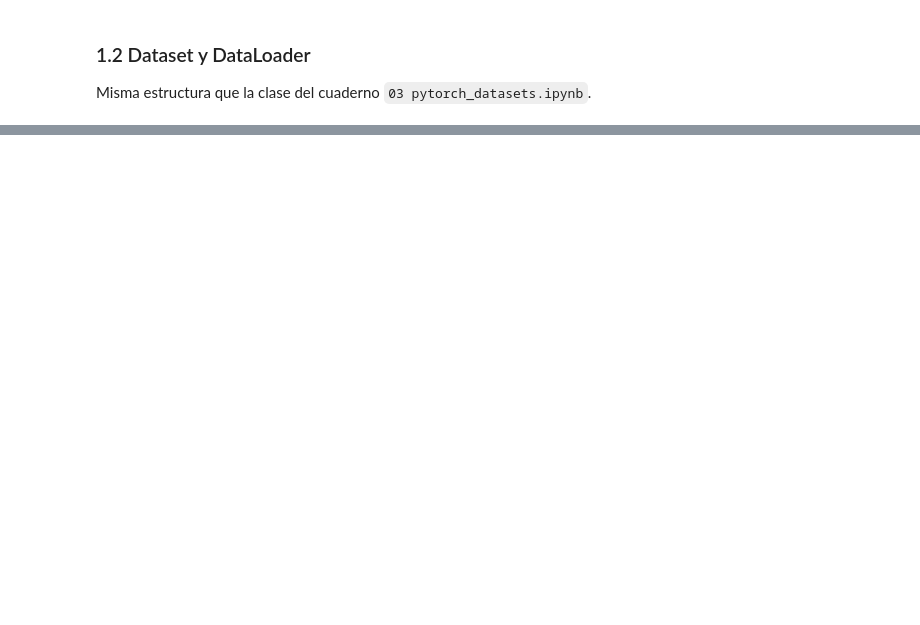
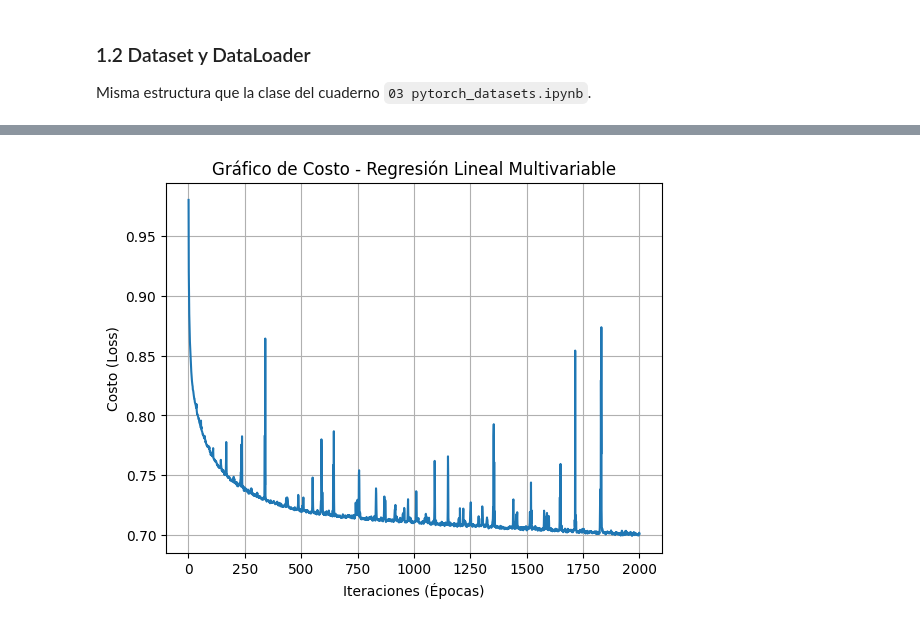
Before and after one commit to Aguilar-Choque-Marbin/LAB5-SIS420-PYTORCH, a Jupyter notebook: Laboratorio_5_PyTorch.ipynb, the cells around one changed output, grey strips where cells are left out. Drawn from its saved outputs; the diff is of its cells as text; code cells hidden in the pictures; blank space fills up the shorter version.

Commit message:
docs: añadiendo graficas de precision y comentarios explicativos por linea

```diff
--- a/Laboratorio_5_PyTorch.ipynb
+++ b/Laboratorio_5_PyTorch.ipynb
@@ -93,72 +138,88 @@ print("DataLoaders creados correctamente.")
 import matplotlib.pyplot as plt
 
 # --- 1.3 Diseño del Modelo (Deep Learning - Multicapa) ---
-# n es el número de características. Lo sacamos del shape de X_train
+# Extraemos el número total de características (columnas) de X_train para saber cuántas entradas tendrá la red
 D_in = X_train.shape[1]
-H1 = 100 # Primera capa oculta
-H2 = 50  # Segunda capa oculta
-D_out = 1 # Salida: 'shares'
+# Definimos 50 neuronas para la primera capa oculta (este número se elige experimentando para darle capacidad de aprender al modelo)
+H1 = 50
+# Definimos 1 neurona de salida porque queremos predecir un solo valor numérico continuo (los "shares")
+D_out = 1
 
-# Utilizamos nn.Sequential con capas ocultas y funciones de activación ReLU
+# Creamos el modelo usando nn.Sequential, que apila las capas en orden consecutivo
 model_reg = torch.nn.Sequential(
+    # Primera capa lineal (Capa de entrada a Capa Oculta). Aplica la fórmula: y = xA^T + b
     torch.nn.Linear(D_in, H1),
+    # Función de activación ReLU (Rectified Linear Unit). Convierte números negativos a 0. Ayuda a aprender relaciones no lineales.
     torch.nn.ReLU(),
-    torch.nn.Linear(H1, H2),
-    torch.nn.ReLU(),
-    torch.nn.Linear(H2, D_out)
-).to(device)
+    # Segunda capa lineal (Capa Oculta a Capa de Salida). Toma las 50 neuronas y las condensa en 1 salida.
+    torch.nn.Linear(H1, D_out)
+).to(device) # .to(device) envía toda la red a la memoria de la Tarjeta Gráfica (GPU) o Procesador calculada antes
 
 # --- 1.4 Optimizador y Función de Pérdida ---
-# Para regresión (números continuos) la regla es usar el Error Cuadrático Medio (MSELoss)
+# Definimos la función de pérdida (Costo) como Error Cuadrático Medio. Excelente para problemas de regresión porque penaliza errores grandes.
 criterion = torch.nn.MSELoss()
-# Optimizador SGD con un learning rate más pequeño por seguridad
-optimizer = torch.optim.SGD(model_reg.parameters(), lr=0.005)
+
+# Definimos el optimizador Adam. Su trabajo es actualizar los "pesos" del modelo para minimizar el error.
+# lr=0.001 es el ritmo de aprendizaje (qué tan grandes son los pasos que da para aprender).
+# weight_decay=1e-4 añade penalización (Regularización L2) para evitar que el modelo memorice los datos en vez de entenderlos (Overfitting).
+optimizer = torch.optim.Adam(model_reg.parameters(), lr=0.001, weight_decay=1e-4)
 
 # --- 1.5 Bucle de Entrenamiento (Training Loop) ---
-epochs = 100
-log_each = 10
-l = [] # Aquí guardaremos el histórico de "loss" o costo
-model_reg.train() # Ponemos el modelo en modo entrenamiento
+# Número de veces que el modelo verá TODO el conjunto de datos completo
+epochs = 2000
+# Imprimir el costo en pantalla cada 100 épocas para no saturar la salida
+log_each = 100
+# Lista vacía para guardar el error en cada época y poder graficarlo después
+l = []
+
+# Ponemos explícitamente el modelo en "modo entrenamiento" (activa cálculos de gradientes y dropouts)
+model_reg.train()
 
 print("Iniciando Entrenamiento...")
-for e in range(1, epochs + 1):
-    _l = []
-    # Iteramos por batches en el dataloader como en "03 pytorch_datasets"
+for e in range(1, epochs + 1): # Iniciamos el ciclo para cada época
+    _l = [] # Lista temporal para guardar el costo de los batches dentro de una misma época
+
+    # Extraemos pequeños grupos de datos (batches) usando el dataloader
+    # x_b: características, y_b: respuestas reales
     for x_b, y_b in dataloader_train_reg:
-        # forward (Hacia adelante, calcular predicción)
+        # 1. FORWARD PASS: Pasamos las características por la red para obtener predicciones
         y_pred = model_reg(x_b)
 
-        # loss (Pérdida/Costo)
+        # 2. CALCULAR PÉRDIDA: Comparamos predicciones (y_pred) vs realidad (y_b) usando MSELoss
         loss = criterion(y_pred, y_b)
-        _l.append(loss.item())
+        _l.append(loss.item()) # .item() extrae el número del tensor de Pytorch y lo guarda en la lista temporal
 
-        # ponemos a cero los gradientes
+        # 3. LIMPIAR GRADIENTES: Vaciamos la memoria de los gradientes (derivadas) de la iteración anterior
         optimizer.zero_grad()
 
-        # Backprop (Cálculo de derivadas automáticamente)
+        # 4. BACKPROPAGATION: Pytorch calcula la derivada del error respecto a cada peso de la red (hacia atrás)
         loss.backward()
 
-        # update de los pesos (Ajustar thetas)
+        # 5. ACTUALIZAR PESOS: El optimizador Adam ajusta los pesos de las neuronas en dirección contraria al error
         optimizer.step()
 
-    # Guardar promedio de costo en la época
+    # Calculamos el promedio del error de todos los batches y lo guardamos como el error histórico de esta época
     l.append(np.mean(_l))
 
+    # Si la época actual es múltiplo de 100 (log_each), mostramos el avance en pantalla
     if not e % log_each:
         print(f"Epoch {e}/{epochs} - Costo (Loss): {np.mean(l):.5f}")
 
 print("Entrenamiento finalizado.")
 
 # --- 1.6 Guardado del Modelo (Checkpoint) ---
-# Tal como se vió en "04 pytorch_save.ipynb"
+# Definimos el nombre y ruta del archivo donde guardaremos los "conocimientos" de la red
 PATH = './checkpoint_regresion.pt'
+# .state_dict() extrae los pesos aprendidos y torch.save los guarda en disco
 torch.save(model_reg.state_dict(), PATH)
 print(f"Modelo guardado en: {PATH}")
 
 # --- 1.7 Gráfico de Costo ---
+# Graficamos el historial de aprendizaje. Si va bajando como una curvita, el modelo aprendió bien.
 plt.plot(range(1, epochs + 1), l)
 plt.title('Gráfico de Costo - Regresión Lineal Multivariable')
 plt.xlabel('Iteraciones (Épocas)')
 plt.ylabel('Costo (Loss)')
 plt.grid(True)
 plt.show()
+# %% [output]
@@ -165,2 +243,3 @@ plt.show()
+[figure, added]
 # %%
 # --- 1.8 Evaluación y Validaciones (Prueba de efectividad) ---
```
Also changed, not shown: parts of 12 cells of this notebook, 2 other files.
